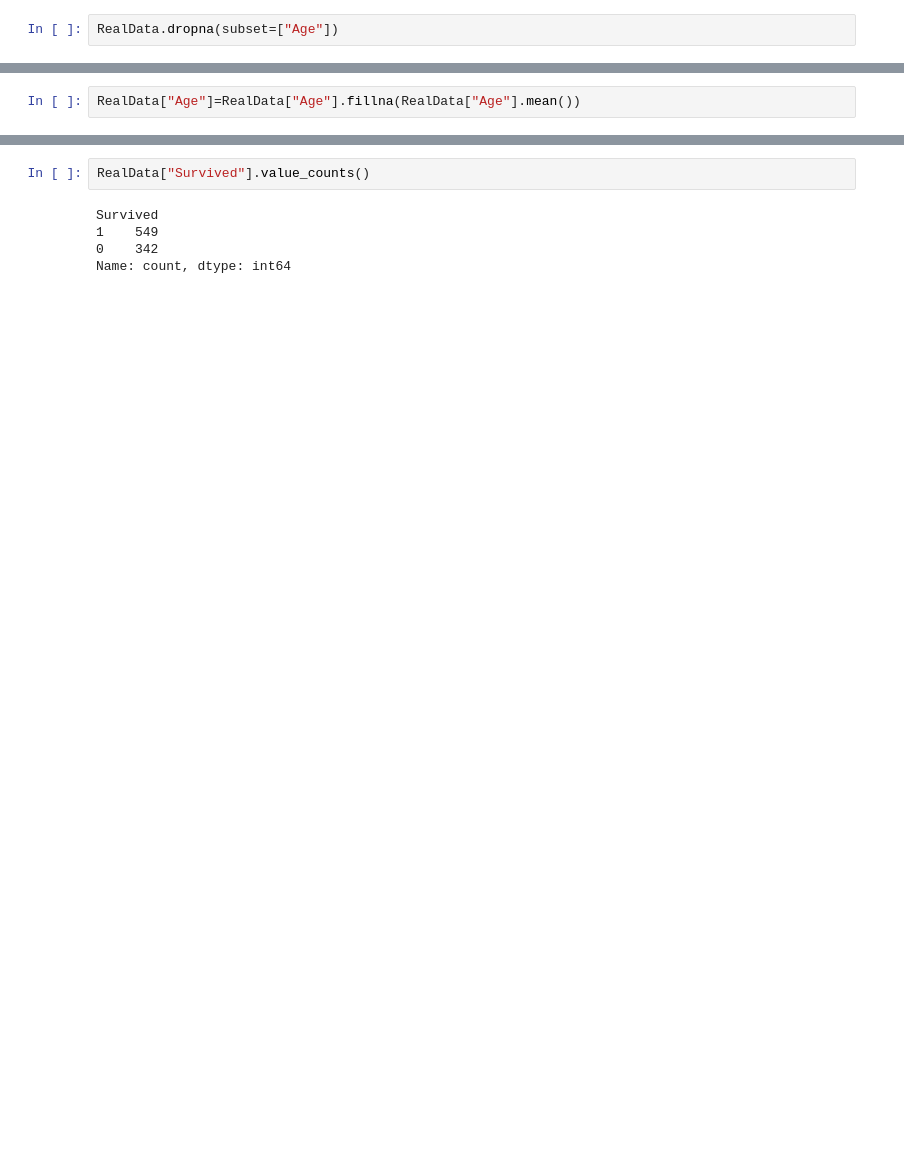
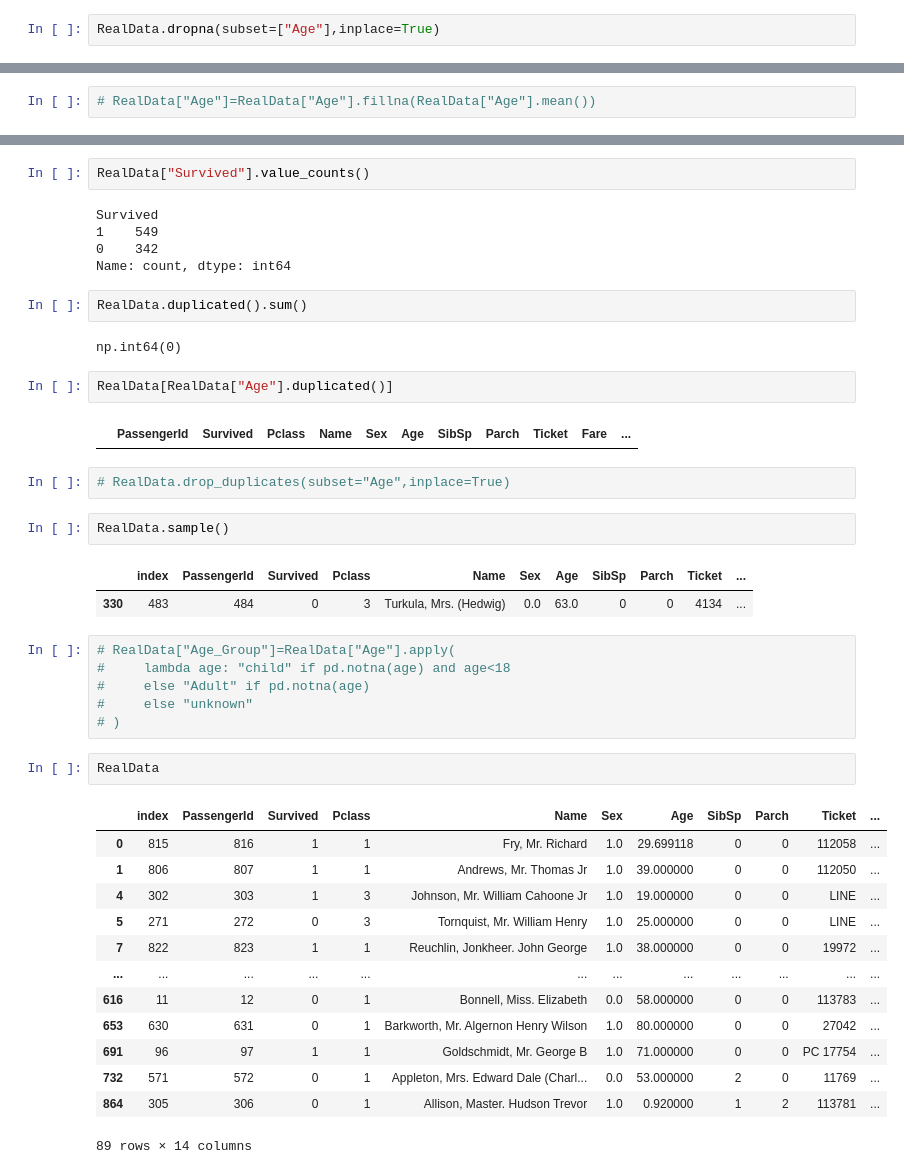
Before and after one commit to faheembashir/Analytics, a Jupyter notebook: Pandas/index.ipynb, the cells around one changed output, grey strips where cells are left out. Saved outputs shown, nothing was run; the diff lists cells and outputs as text; blank space fills up the shorter version.

```diff
--- a/Pandas/index.ipynb
+++ b/Pandas/index.ipynb
@@ -419,4 +419,4 @@ RealData["Survived"].map({0:"Dead",1:"Alive"})
 890    Alive
 Name: Survived, Length: 891, dtype: str
 # %%
-RealData.dropna(subset=["Age"])
+RealData.dropna(subset=["Age"],inplace=True)
@@ -439,7 +425,7 @@ RealData["Age"].isnull().sum()
 # %% [output]
 np.int64(177)
 # %%
-RealData["Age"]=RealData["Age"].fillna(RealData["Age"].mean())
+# RealData["Age"]=RealData["Age"].fillna(RealData["Age"].mean())
 # %%
 RealData["Embarked"]=RealData["Embarked"].fillna("unknown")
 # %%
@@ -530,3 +516,40 @@ Survived
 1    549
 0    342
 Name: count, dtype: int64
+# %%
+RealData.duplicated().sum()
+# %% [output]
+np.int64(0)
+# %%
+RealData[RealData["Age"].duplicated()]
+# %% [output]
+|  | PassengerId | Survived | Pclass | Name | Sex | Age | SibSp | Parch | Ticket | Fare | ... |
+# %%
+# RealData.drop_duplicates(subset="Age",inplace=True)
+# %%
+RealData.sample()
+# %% [output]
+|  | index | PassengerId | Survived | Pclass | Name | Sex | Age | SibSp | Parch | Ticket | ... |
+| 330 | 483 | 484 | 0 | 3 | Turkula, Mrs. (Hedwig) | 0.0 | 63.0 | 0 | 0 | 4134 | ... |
+# %%
+# RealData["Age_Group"]=RealData["Age"].apply(
+#     lambda age: "child" if pd.notna(age) and age<18
+#     else "Adult" if pd.notna(age)
+#     else "unknown"
+# )
+# %%
+RealData
+# %% [output]
+|  | index | PassengerId | Survived | Pclass | Name | Sex | Age | SibSp | Parch | Ticket | ... |
+| 0 | 815 | 816 | 1 | 1 | Fry, Mr. Richard | 1.0 | 29.699118 | 0 | 0 | 112058 | ... |
+| 1 | 806 | 807 | 1 | 1 | Andrews, Mr. Thomas Jr | 1.0 | 39.000000 | 0 | 0 | 112050 | ... |
+| 4 | 302 | 303 | 1 | 3 | Johnson, Mr. William Cahoone Jr | 1.0 | 19.000000 | 0 | 0 | LINE | ... |
+| 5 | 271 | 272 | 0 | 3 | Tornquist, Mr. William Henry | 1.0 | 25.000000 | 0 | 0 | LINE | ... |
+| 7 | 822 | 823 | 1 | 1 | Reuchlin, Jonkheer. John George | 1.0 | 38.000000 | 0 | 0 | 19972 | ... |
+| ... | ... | ... | ... | ... | ... | ... | ... | ... | ... | ... | ... |
+| 616 | 11 | 12 | 0 | 1 | Bonnell, Miss. Elizabeth | 0.0 | 58.000000 | 0 | 0 | 113783 | ... |
+| 653 | 630 | 631 | 0 | 1 | Barkworth, Mr. Algernon Henry Wilson | 1.0 | 80.000000 | 0 | 0 | 27042 | ... |
+| 691 | 96 | 97 | 1 | 1 | Goldschmidt, Mr. George B | 1.0 | 71.000000 | 0 | 0 | PC 17754 | ... |
+| 732 | 571 | 572 | 0 | 1 | Appleton, Mrs. Edward Dale (Charl... | 0.0 | 53.000000 | 2 | 0 | 11769 | ... |
+| 864 | 305 | 306 | 0 | 1 | Allison, Master. Hudson Trevor | 1.0 | 0.920000 | 1 | 2 | 113781 | ... |
+89 rows × 14 columns
```
Also changed, not shown: parts of 10 cells of this notebook, 8 other files.
